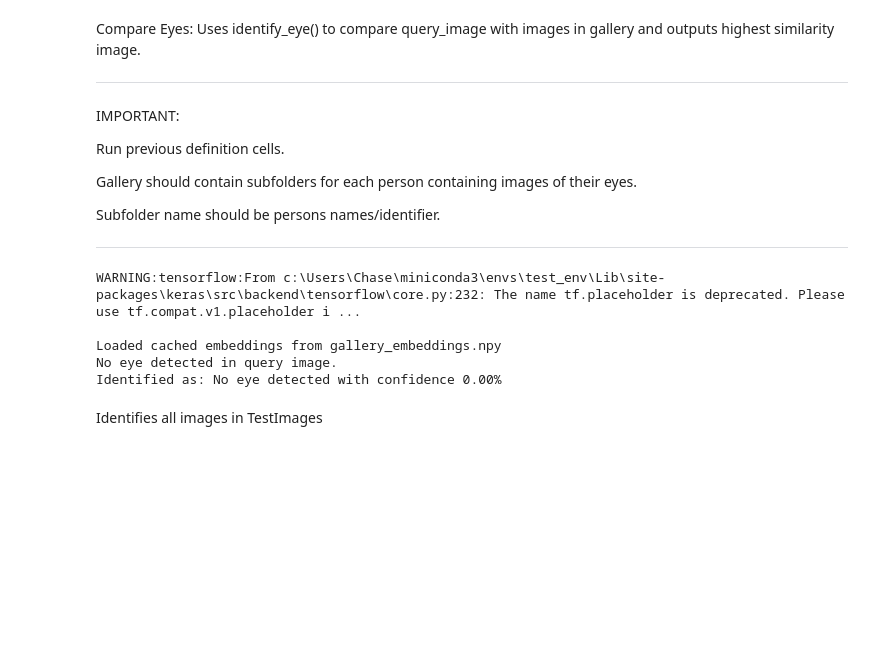
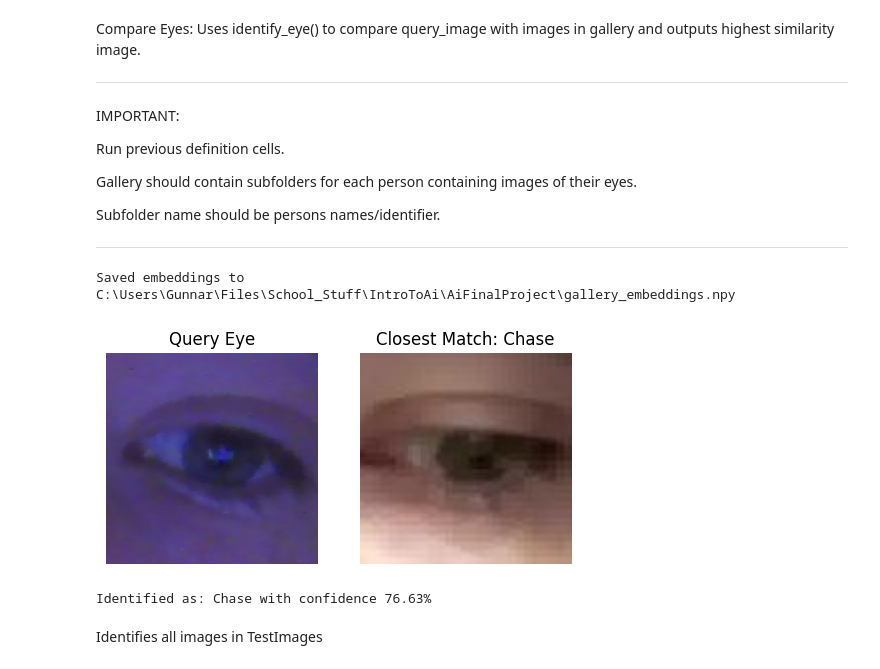
Before and after one commit to gadahl/AiFinalProject, a Jupyter notebook: projectCPU.ipynb, the cells around one changed output. Saved outputs shown, nothing was run; the diff lists cells and outputs as text; code cells hidden in the pictures; blank space fills up the shorter version.

```diff
--- a/projectCPU.ipynb
+++ b/projectCPU.ipynb
@@ -17,28 +17,20 @@ Download dataset here: https://iris.di.ubi.pt/ubipr.html (Original version, Chan
 
 `BATCH_SIZE` - Groups pairs of images for siamese training.
 # %%
+print("Importing...")
 from lib import *
-
+print("Imported required modules.")
 
 # -----------------------------
 # PARAMETERS
 # -----------------------------
 IMG_SIZE = (105, 105)
+IMG_WITH_CHANNELS_SIZE = (105, 105, 3)
 BATCH_SIZE = 32
 EPOCHS = 4  # increase for better results
 STEPS_PER_EPOCH = 50
 # -----------------------------
 
-env = load_env("paths.env")
-
-base_cnn = create_base_cnn((*IMG_SIZE, 3))
-
-if env is not None:
-    DATASET_PATH, SAVE_PATH, GALLERY_PATH, QUERY_IMAGE_PATH, TEST_IMAGE_PATH = build_paths(env)
-
-print("DATASET_PATH:", DATASET_PATH)
-print("SAVE_PATH:", SAVE_PATH)
-print("GALLERY_PATH:", GALLERY_PATH)
-print("QUERY_IMAGE_PATH:", QUERY_IMAGE_PATH)
-print("TEST_IMAGE_PATH:", TEST_IMAGE_PATH)
+env = EnvLoader("paths.env")
+print(str(env))
 # %% [output]
@@ -178,42 +185,37 @@ Subfolder name should be persons names/identifier.
 
 ------------------------------------------------------------------
 # %%
-model = load_siamese_model(str(SAVE_PATH))
+model = load_siamese_model(env.MODEL_SAVE_PATH)
 
 # Load gallery
-gallery_dict = load_gallery_embeddings("Gallery")
+gallery_dict = load_gallery_images(env.GALLERY_IMAGE_PATH)
 
 # Compute embeddings using base_cnn, not model
 gallery_embeddings = compute_gallery_embeddings(
     base_cnn,
     gallery_dict,
-    img_size=(105,105),
-    embedding_cache_path="gallery_embeddings.npy"
+    IMG_WITH_CHANNELS_SIZE,
+    env.GALLERY_EMBEDDING_PATH
 )
-
-query_image = r"C:\Users\Chase\OneDrive\Desktop\Courses\AI\AiFinalProject\AiFinalProject\TestImages\Test7.jpg"
 
 # Identify query using base_cnn
 identity, confidence = identify_eye(
-    query_image,
+    env.QUERY_IMAGE_PATH,
     base_cnn,
-    gallery_dict,          # <--- include this
-    gallery_embeddings,    # <--- embeddings
-    img_size=IMG_SIZE,
+    gallery_embeddings,
+    IMG_SIZE,
     margin=1.0,
     threshold=70.0
 )
 
 
 
 
 print(f"Identified as: {identity} with confidence {confidence:.2f}%")
 # %% [output]
-WARNING:tensorflow:From c:\Users\Chase\miniconda3\envs\test_env\Lib\site-packages\keras\src\backend\tensorflow\core.py:232: The name tf.placeholder is deprecated. Please use tf.compat.v1.placeholder i ...
-
-Loaded cached embeddings from gallery_embeddings.npy
-No eye detected in query image.
-Identified as: No eye detected with confidence 0.00%
+Saved embeddings to C:\Users\Gunnar\Files\School_Stuff\IntroToAi\AiFinalProject\gallery_embeddings.npy
+[figure, added]
+Identified as: Chase with confidence 76.63%
 # %% [markdown]
 Identifies all images in TestImages
 # %%
```
Also changed, not shown: parts of 11 cells of this notebook, 1 other file.
